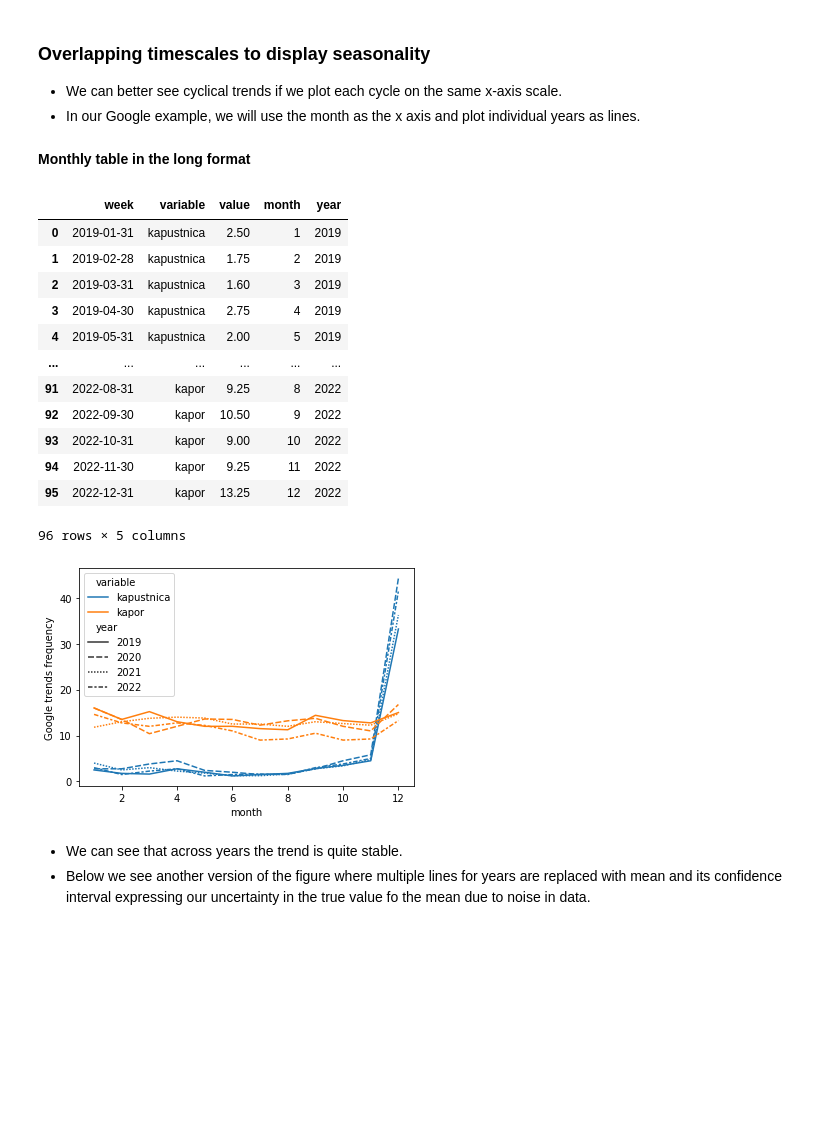
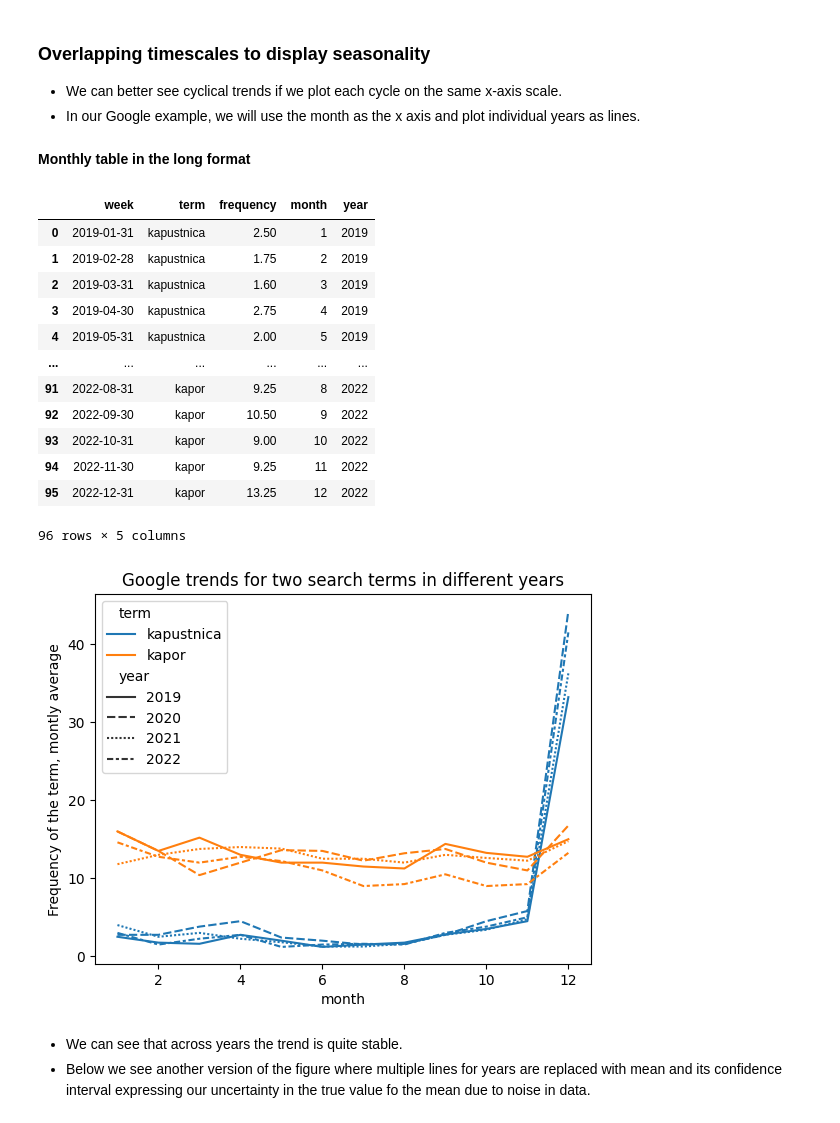
Before and after one commit to bbrejova/viz, a Jupyter notebook: notebooks/L06_Maps_etc.ipynb, the cells around one changed output. Drawn from its saved outputs; the diff is of its cells as text; code cells hidden in the pictures; blank space fills up the shorter version.

```diff
--- a/notebooks/L06_Maps_etc.ipynb
+++ b/notebooks/L06_Maps_etc.ipynb
@@ -738,6 +759,7 @@ pass
 # %%
 # convert montly table to long format whit sepearte rows for kapustnica and kapor
 trends1monthlyLong = trends1monthly.reset_index().melt(id_vars=['week'])
+trends1monthlyLong.rename(columns={'variable':'term', 'value':'frequency'}, inplace=True)
 # create separate columns with year and month
 trends1monthlyLong['month'] = trends1monthlyLong['week'].dt.month
 trends1monthlyLong['year'] = trends1monthlyLong['week'].dt.year
@@ -745,7 +767,7 @@ display(Markdown("**Monthly table in the long format**"))
 display(trends1monthlyLong)
 # %% [output]
 **Monthly table in the long format**
-|  | week | variable | value | month | year |
+|  | week | term | frequency | month | year |
 | 0 | 2019-01-31 | kapustnica | 2.50 | 1 | 2019 |
 | 1 | 2019-02-28 | kapustnica | 1.75 | 2 | 2019 |
 | 2 | 2019-03-31 | kapustnica | 1.60 | 3 | 2019 |
@@ -760,11 +782,12 @@ display(trends1monthlyLong)
 96 rows × 5 columns
 # %%
 # use month as x, separate years by line style and search terms by color
-axes = sns.lineplot(trends1monthlyLong, x='month', y='value', hue='variable', style='year')
-axes.set_ylabel("Google trends frequency")
+axes = sns.lineplot(trends1monthlyLong, x='month', y='frequency', hue='term', style='year')
+axes.set_title("Google trends for two search terms in different years")
+axes.set_ylabel("Frequency of the term, montly average")
 pass
 # %% [output]
-[figure, old version]
+[figure, new version]
 # %% [markdown]
 * We can see that across years the trend is quite stable.
 * Below we see another version of the figure where multiple lines for years are replaced with mean and its confidence interval expressing our uncertainty in the true value fo the mean due to noise in data.
```
Also changed, not shown: parts of 24 cells of this notebook, 5 other files.
